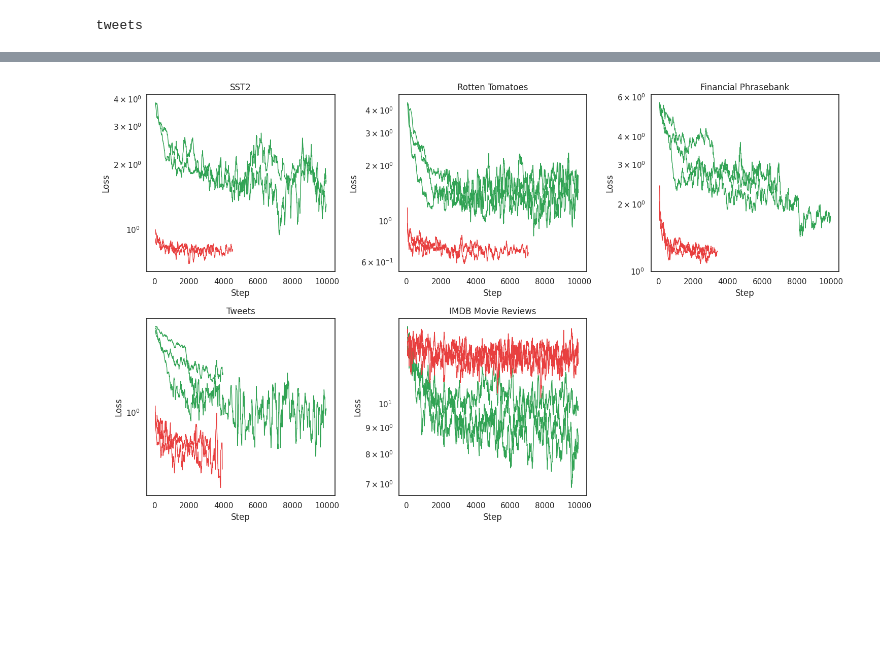
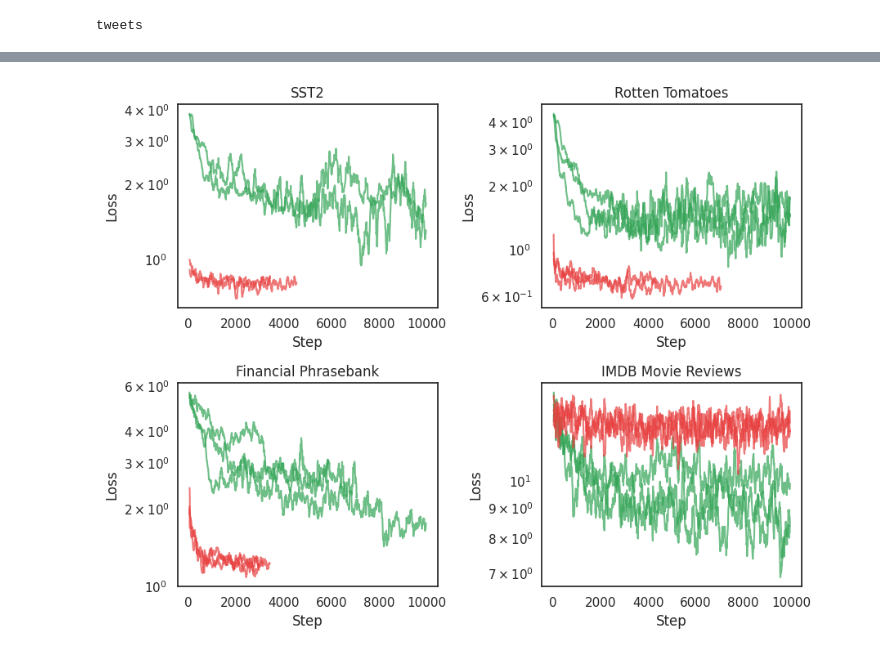
Before and after one commit to csinva/iprompt, a Jupyter notebook: notebooks/06_autoprompt_classification.ipynb, the cells around one changed output, grey strips where cells are left out. Cells and saved outputs as stored; diff of their text form; code cells hidden in the pictures; blank space fills up the shorter version.

Commit message:
add loss plots

```diff
--- a/notebooks/06_autoprompt_classification.ipynb
+++ b/notebooks/06_autoprompt_classification.ipynb
@@ -87,34 +84,34 @@ def _smooth(losses: List[float], n_window=1) -> List:
 # %%
 NICE_DATASET_NAMES = {
     'sst2': 'SST2',
     'rt': 'Rotten Tomatoes',
     'ffb': 'Financial Phrasebank',
-    'tweets': 'Tweets',
+    # 'tweets': 'Tweets',
     'imdb': 'IMDB Movie Reviews',
 }
 
-fig, ax_list = plt.subplots(nrows=2, figsize=(15, 9), ncols=3)# , sharex=True)
+fig, ax_list = plt.subplots(nrows=2, figsize=(9, 7), ncols=2)# , sharex=True)
 for i, dataset_name in enumerate(NICE_DATASET_NAMES.keys()):
-    ax = ax_list[i//3][i%3]
+    ax = ax_list[i//2][i%2]
     mini_df = all_dfs[dataset_name].groupby(['model_cls', 'seed']).first().reset_index()
     mini_df['legend'] = mini_df.apply(analyze_utils.get_legend__autoprompt, axis=1)
     mini_df['loss'] = all_losses[dataset_name]
     mini_df['step'] = mini_df.apply(lambda row: np.arange(len(row['loss'])) * row['batch_size'], axis=1)
 
     for i in range(len(mini_df)):
         _n=5
         y = _smooth(mini_df['loss'][i], _n)
         x = mini_df['step'][i][_n:-_n]
         color = analyze_utils.COLORS[mini_df.iloc[i]['legend']]
-        sns.lineplot(x=x, y=y, linewidth=1, color=color, ax=ax)
+        sns.lineplot(x=x, y=y, linewidth=1.5, color=color, ax=ax, alpha=0.7)
 
     ax.set_xlabel('Step')
     ax.set_ylabel('Loss')
     ax.set_yscale('log')
     ax.set_title(f'{NICE_DATASET_NAMES[dataset_name]}')
 
-fig.delaxes(ax_list[-1][-1]) # hide the last one
+# fig.delaxes(ax_list[-1][-1]) # hide the last one
 plt.tight_layout()
 plt.savefig('../results/autoprompt_classification/loss_plots.pdf', bbox_inches='tight')
 # %% [output]
-[figure, old version]
+[figure, new version]
```
Also changed, not shown: parts of 4 cells of this notebook, 2 other files.
